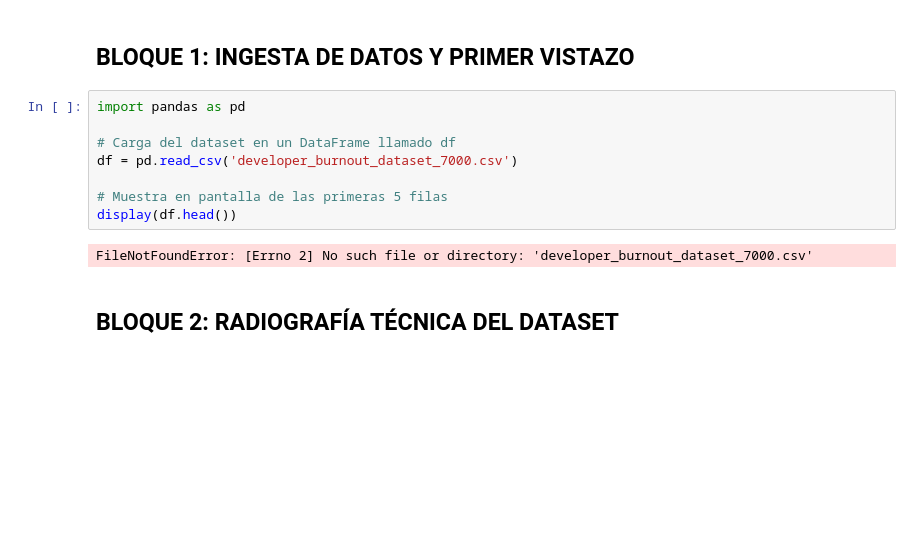
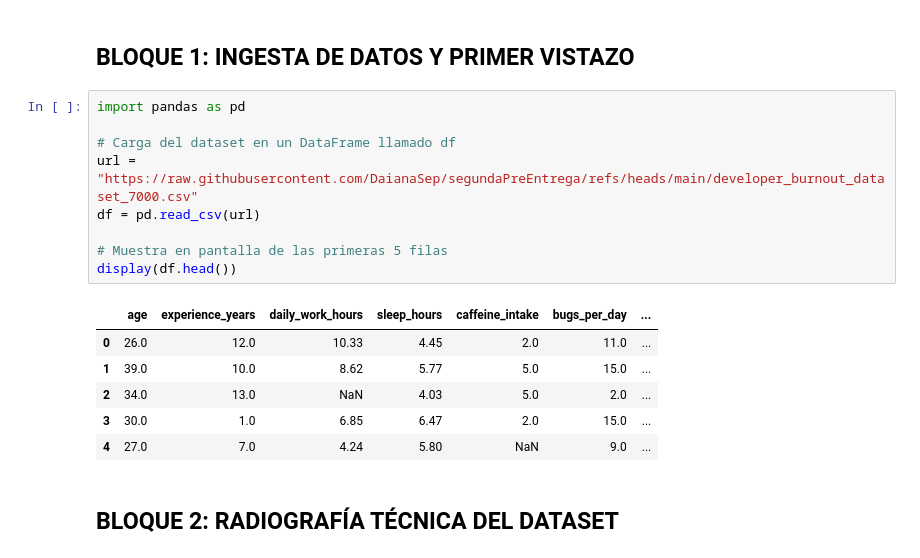
Before and after one commit to DaianaSep/segundaPreEntrega, a Jupyter notebook: Segunda_pre_entrega.ipynb, the cells around one changed output. Drawn from its saved outputs; the diff is of its cells as text; blank space fills up the shorter version.

```diff
--- a/Segunda_pre_entrega.ipynb
+++ b/Segunda_pre_entrega.ipynb
@@ -8,13 +8,19 @@
 # %%
 import pandas as pd
 
 # Carga del dataset en un DataFrame llamado df
-df = pd.read_csv('developer_burnout_dataset_7000.csv')
+url = "https://raw.githubusercontent.com/DaianaSep/segundaPreEntrega/refs/heads/main/developer_burnout_dataset_7000.csv"
+df = pd.read_csv(url)
 
 # Muestra en pantalla de las primeras 5 filas
 display(df.head())
 # %% [output]
-FileNotFoundError: [Errno 2] No such file or directory: 'developer_burnout_dataset_7000.csv'
+|  | age | experience_years | daily_work_hours | sleep_hours | caffeine_intake | bugs_per_day | ... |
+| 0 | 26.0 | 12.0 | 10.33 | 4.45 | 2.0 | 11.0 | ... |
+| 1 | 39.0 | 10.0 | 8.62 | 5.77 | 5.0 | 15.0 | ... |
+| 2 | 34.0 | 13.0 | NaN | 4.03 | 5.0 | 2.0 | ... |
+| 3 | 30.0 | 1.0 | 6.85 | 6.47 | 2.0 | 15.0 | ... |
+| 4 | 27.0 | 7.0 | 4.24 | 5.80 | NaN | 9.0 | ... |
 # %% [markdown]
 ## BLOQUE 2: RADIOGRAFÍA TÉCNICA DEL DATASET
 # %%
```
Also changed, not shown: parts of 4 cells of this notebook.
